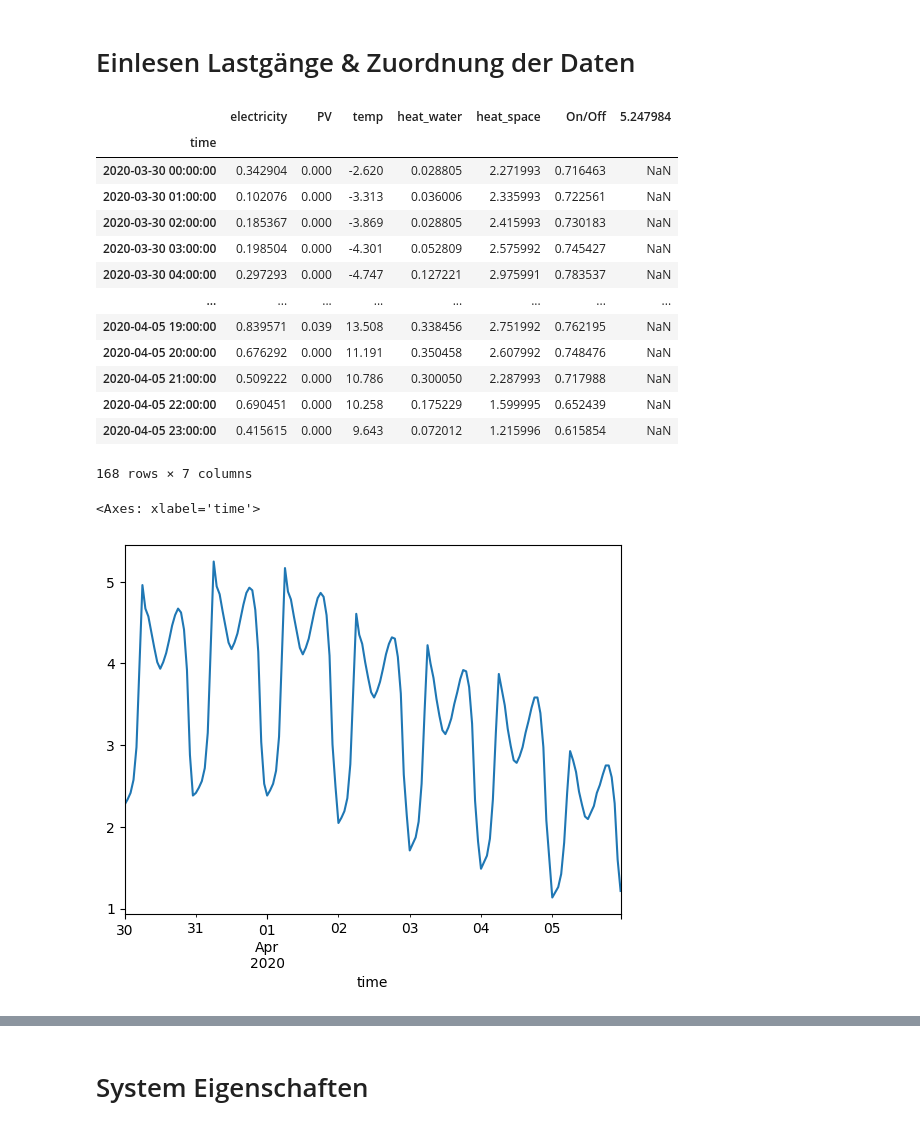
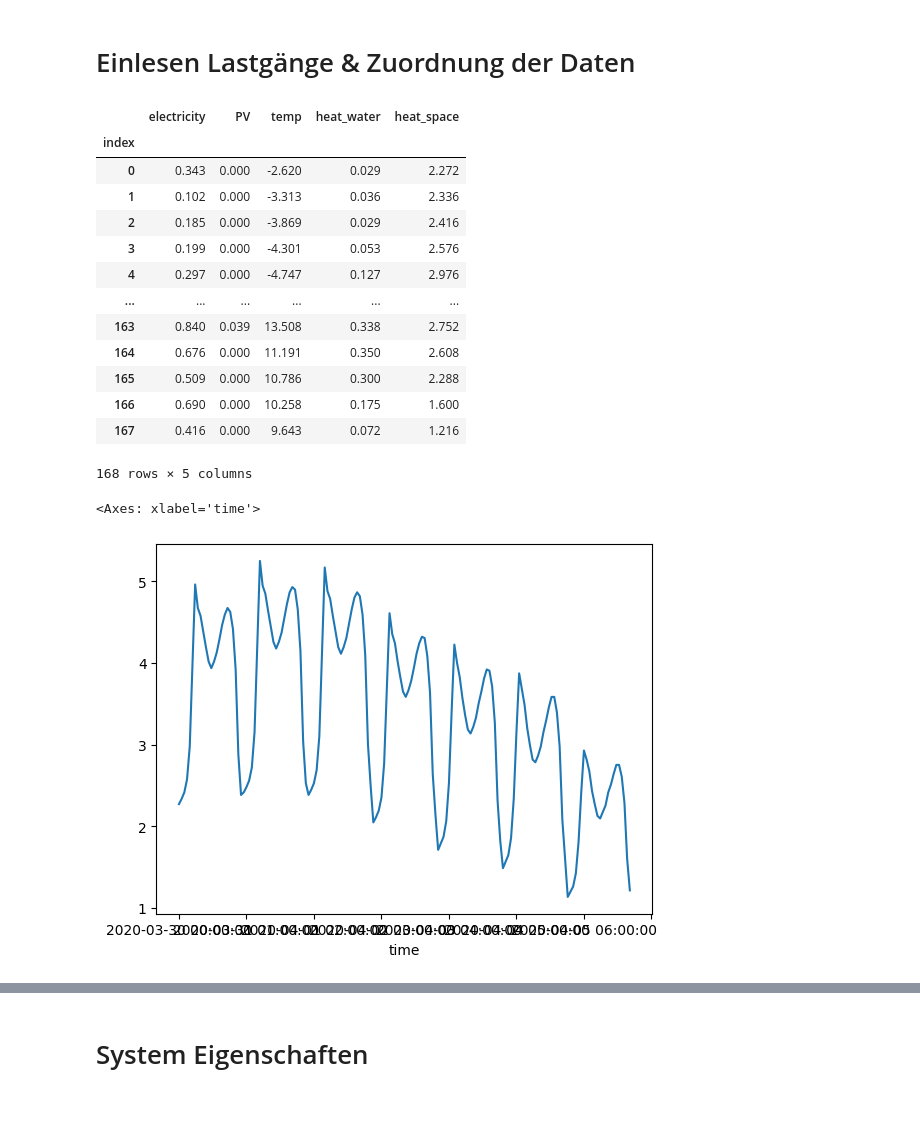
Before and after one commit to choffma8/masterprojektWaermespeicher, a Jupyter notebook: modellierungKonstanterVolumenspeicher.ipynb, the cells around one changed output, grey strips where cells are left out. Drawn from its saved outputs; the diff is of its cells as text; code cells hidden in the pictures.

```diff
--- a/modellierungKonstanterVolumenspeicher.ipynb
+++ b/modellierungKonstanterVolumenspeicher.ipynb
@@ -15,32 +15,29 @@ import matplotlib.pyplot as plt
 # Einlesen Lastgänge & Zuordnung der Daten
 # %%
 #Einlesen der Lastgänge
-
-#df_data_input = pd.read_csv('when2heat_filtered_2019-12-29-2019-12-31.csv', index_col='utc_timestamp')
-#df_data_weather = pd.read_csv('weather_data_filtered_2019-12-29-2019-12-31.csv', index_col='utc_timestamp')
-df_data_input = pd.read_excel('Inputs/df_load profile.xlsx', index_col='time')
-df_data_input
+input_data = pd.read_csv('Inputs/load_profile.csv', index_col=0)
+input_data
 # %% [output]
-|  | electricity | PV | temp | heat_water | heat_space | On/Off | 5.247984 |
-| time |  |  |  |  |  |  |  |
-| 2020-03-30 00:00:00 | 0.342904 | 0.000 | -2.620 | 0.028805 | 2.271993 | 0.716463 | NaN |
-| 2020-03-30 01:00:00 | 0.102076 | 0.000 | -3.313 | 0.036006 | 2.335993 | 0.722561 | NaN |
-| 2020-03-30 02:00:00 | 0.185367 | 0.000 | -3.869 | 0.028805 | 2.415993 | 0.730183 | NaN |
-| 2020-03-30 03:00:00 | 0.198504 | 0.000 | -4.301 | 0.052809 | 2.575992 | 0.745427 | NaN |
-| 2020-03-30 04:00:00 | 0.297293 | 0.000 | -4.747 | 0.127221 | 2.975991 | 0.783537 | NaN |
-| ... | ... | ... | ... | ... | ... | ... | ... |
-| 2020-04-05 19:00:00 | 0.839571 | 0.039 | 13.508 | 0.338456 | 2.751992 | 0.762195 | NaN |
-| 2020-04-05 20:00:00 | 0.676292 | 0.000 | 11.191 | 0.350458 | 2.607992 | 0.748476 | NaN |
-| 2020-04-05 21:00:00 | 0.509222 | 0.000 | 10.786 | 0.300050 | 2.287993 | 0.717988 | NaN |
-| 2020-04-05 22:00:00 | 0.690451 | 0.000 | 10.258 | 0.175229 | 1.599995 | 0.652439 | NaN |
-| 2020-04-05 23:00:00 | 0.415615 | 0.000 | 9.643 | 0.072012 | 1.215996 | 0.615854 | NaN |
+|  | electricity | PV | temp | heat_water | heat_space |
+| index |  |  |  |  |  |
+| 0 | 0.343 | 0.000 | -2.620 | 0.029 | 2.272 |
+| 1 | 0.102 | 0.000 | -3.313 | 0.036 | 2.336 |
+| 2 | 0.185 | 0.000 | -3.869 | 0.029 | 2.416 |
+| 3 | 0.199 | 0.000 | -4.301 | 0.053 | 2.576 |
+| 4 | 0.297 | 0.000 | -4.747 | 0.127 | 2.976 |
+| ... | ... | ... | ... | ... | ... |
+| 163 | 0.840 | 0.039 | 13.508 | 0.338 | 2.752 |
+| 164 | 0.676 | 0.000 | 11.191 | 0.350 | 2.608 |
+| 165 | 0.509 | 0.000 | 10.786 | 0.300 | 2.288 |
+| 166 | 0.690 | 0.000 | 10.258 | 0.175 | 1.600 |
+| 167 | 0.416 | 0.000 | 9.643 | 0.072 | 1.216 |
-168 rows × 7 columns
+168 rows × 5 columns
 # %%
 #Zuordnung der Daten aus den Lastgängen
-raumwaerme = df_data_input['heat_space'] #Heizlast von SFH in kW
+raumwaerme = input_data['heat_space'] #Heizlast von SFH in kW
 raumwaerme.plot()
 # %% [output]
 <Axes: xlabel='time'>
-[figure, old version]
+[figure, new version]
 # %%
 # aussentemperatur = df_data_weather['DE_temperature']
```
Also changed, not shown: parts of 10 cells of this notebook, 17 other files.
